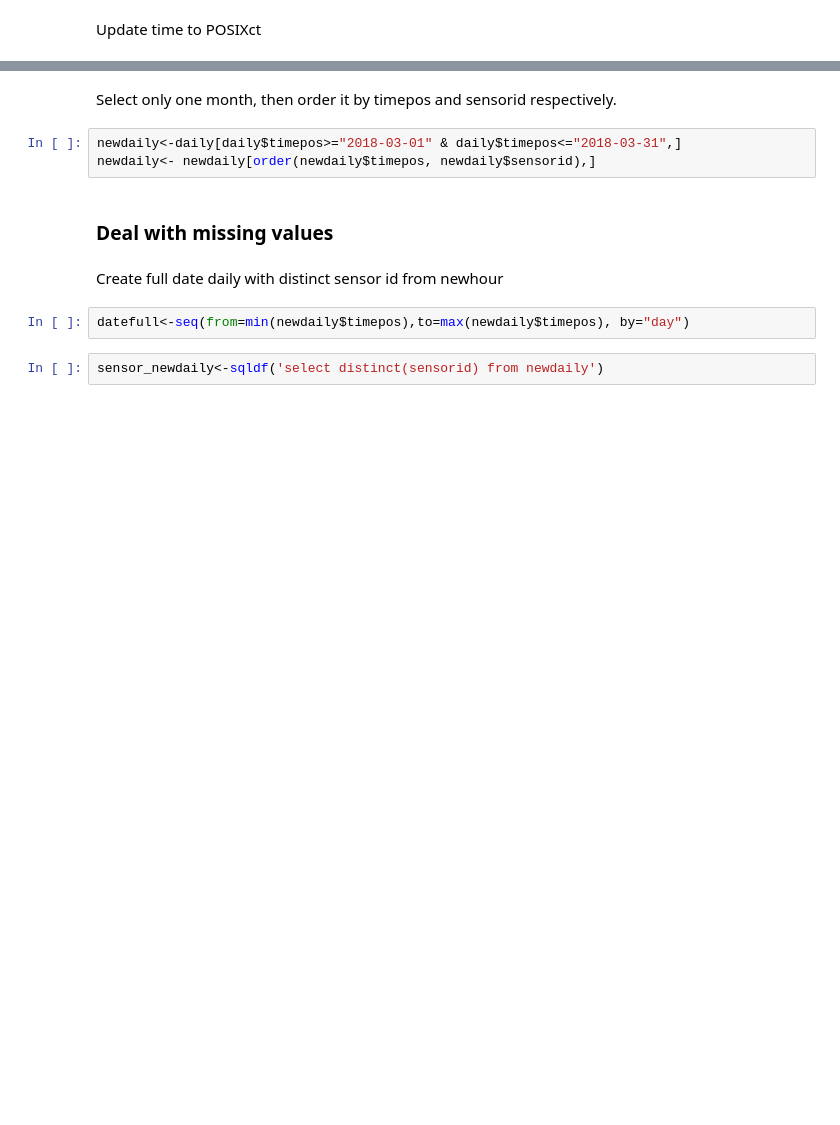
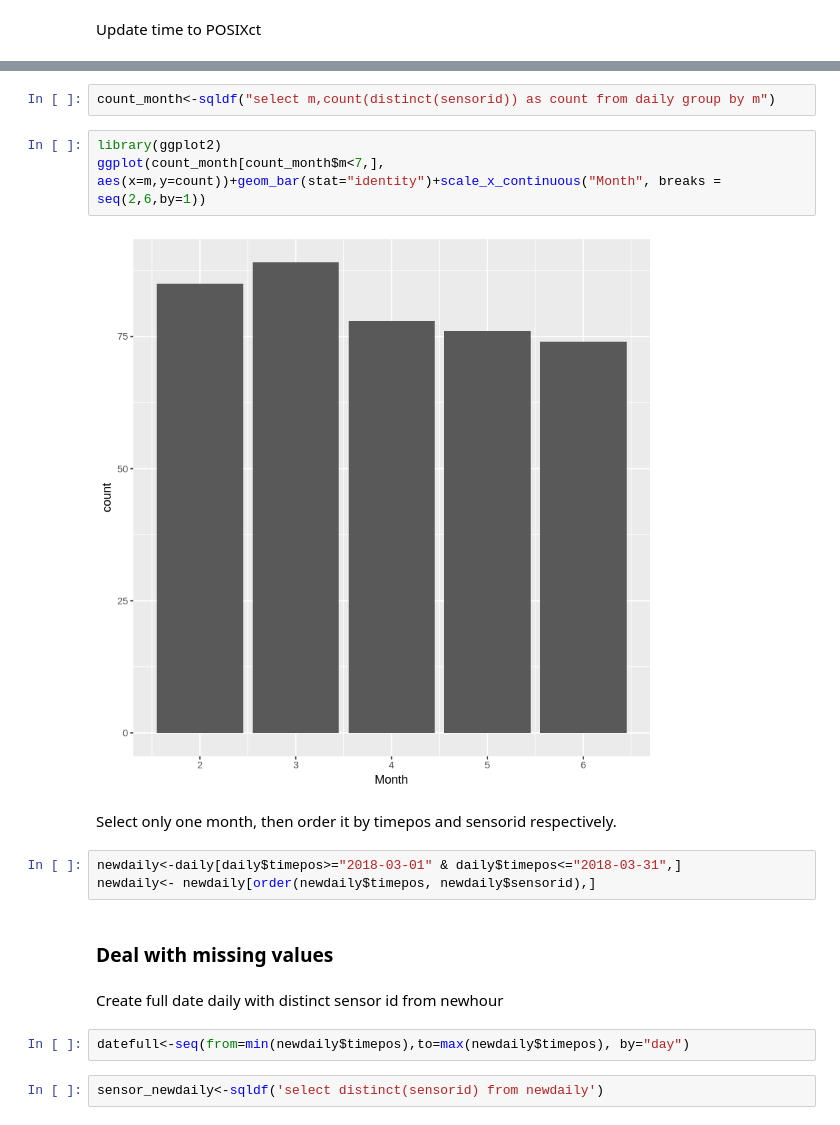
Before and after one commit to Maplub/Jupyter, a Jupyter notebook: st_variogram.ipynb, the cells around one changed output, grey strips where cells are left out. Cells and saved outputs as stored; diff of their text form; blank space fills up the shorter version.

```diff
--- a/st_variogram.ipynb
+++ b/st_variogram.ipynb
@@ -87,3 +101,10 @@ daily$timepos <- as.POSIXct(strptime(daily$date, "%d-%m-%Y"))
+# %%
+count_month<-sqldf("select m,count(distinct(sensorid)) as count from daily group by m")
+# %%
+library(ggplot2)
+ggplot(count_month[count_month$m<7,], aes(x=m,y=count))+geom_bar(stat="identity")+scale_x_continuous("Month", breaks = seq(2,6,by=1))
+# %% [output]
+[figure, added]
 # %% [markdown]
 Select only one month, then order it by timepos and sensorid respectively.
 # %%
```
Also changed, not shown: parts of 10 cells of this notebook, 1 other file.
